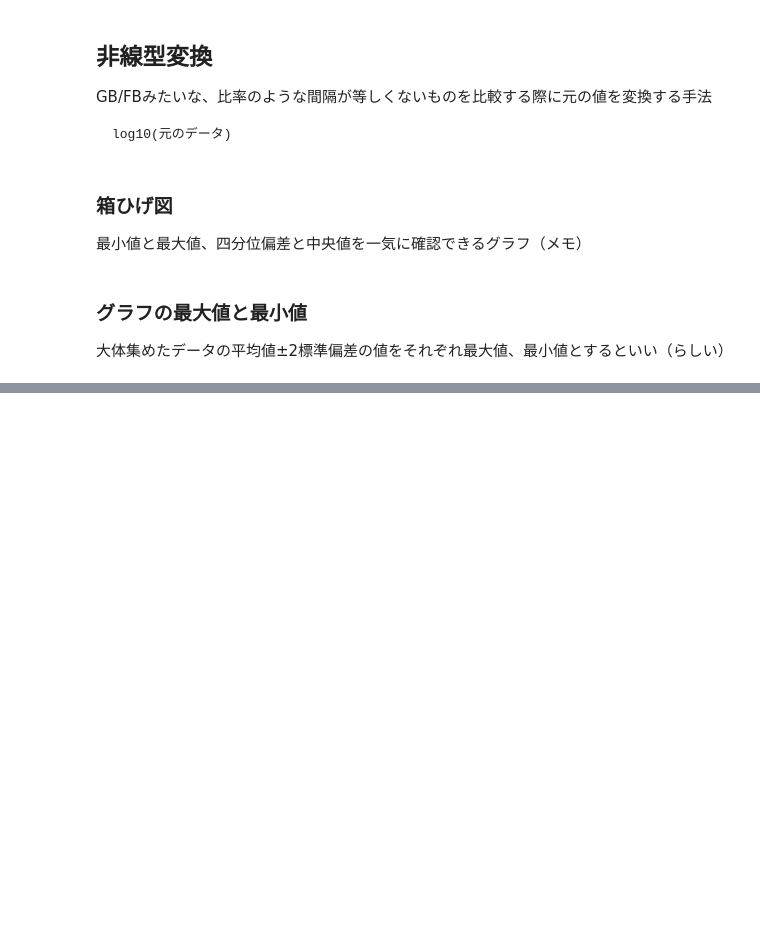
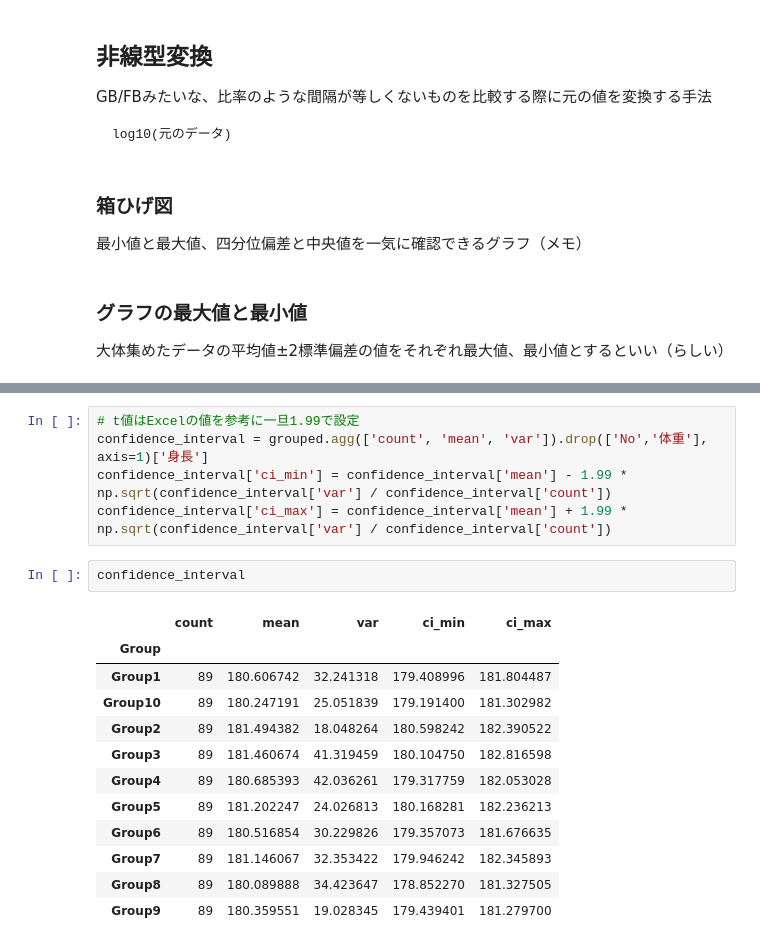
Before and after one commit to kuma127/baseball-player-drf-database, a Jupyter notebook: Statistics_by_baseball.ipynb, the cells around one changed output, grey strips where cells are left out. Saved outputs shown, nothing was run; the diff lists cells and outputs as text; blank space fills up the shorter version.

```diff
--- a/Statistics_by_baseball.ipynb
+++ b/Statistics_by_baseball.ipynb
@@ -145,0 +296,20 @@ log10(元のデータ)
+# %%
+# t値はExcelの値を参考に一旦1.99で設定
+confidence_interval = grouped.agg(['count', 'mean', 'var']).drop(['No','体重'], axis=1)['身長']
+confidence_interval['ci_min'] = confidence_interval['mean'] - 1.99 * np.sqrt(confidence_interval['var'] / confidence_interval['count'])
+confidence_interval['ci_max'] = confidence_interval['mean'] + 1.99 * np.sqrt(confidence_interval['var'] / confidence_interval['count'])
+# %%
+confidence_interval
+# %% [output]
+|  | count | mean | var | ci_min | ci_max |
+| Group |  |  |  |  |  |
+| Group1 | 89 | 180.606742 | 32.241318 | 179.408996 | 181.804487 |
+| Group10 | 89 | 180.247191 | 25.051839 | 179.191400 | 181.302982 |
+| Group2 | 89 | 181.494382 | 18.048264 | 180.598242 | 182.390522 |
+| Group3 | 89 | 181.460674 | 41.319459 | 180.104750 | 182.816598 |
+| Group4 | 89 | 180.685393 | 42.036261 | 179.317759 | 182.053028 |
+| Group5 | 89 | 181.202247 | 24.026813 | 180.168281 | 182.236213 |
+| Group6 | 89 | 180.516854 | 30.229826 | 179.357073 | 181.676635 |
+| Group7 | 89 | 181.146067 | 32.353422 | 179.946242 | 182.345893 |
+| Group8 | 89 | 180.089888 | 34.423647 | 178.852270 | 181.327505 |
+| Group9 | 89 | 180.359551 | 19.028345 | 179.439401 | 181.279700 |
```
Also changed, not shown: parts of 20 cells of this notebook, 1 other file.
